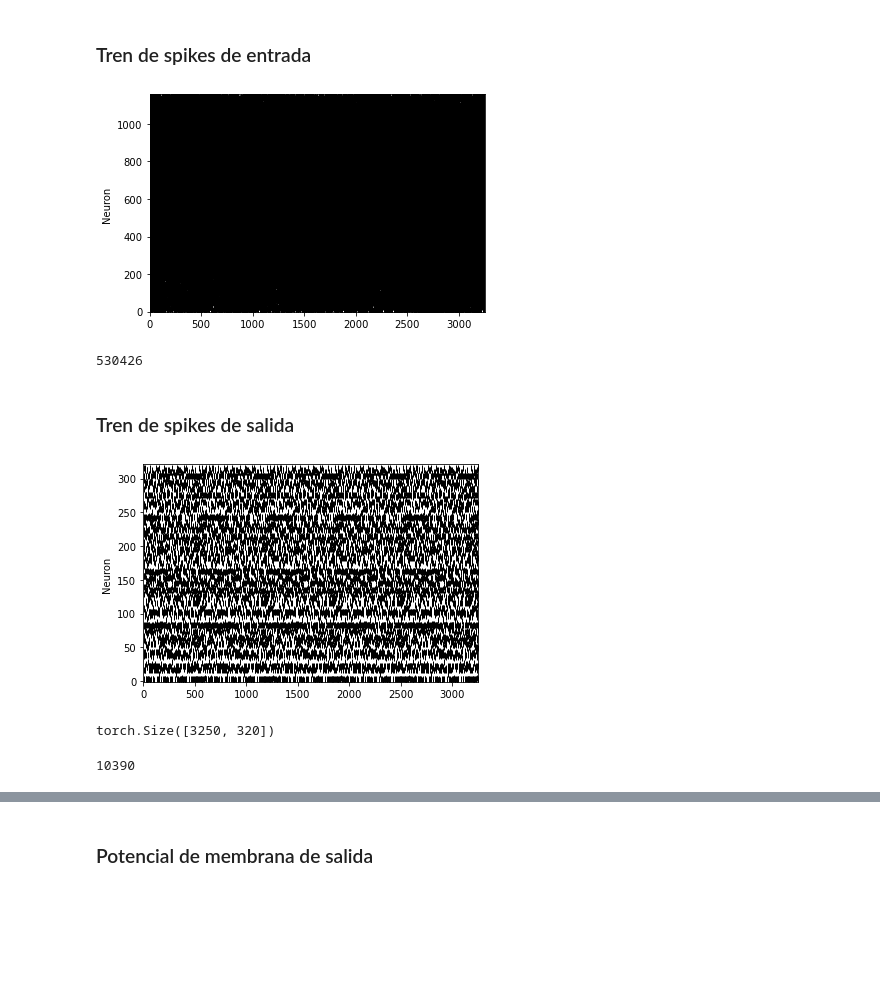
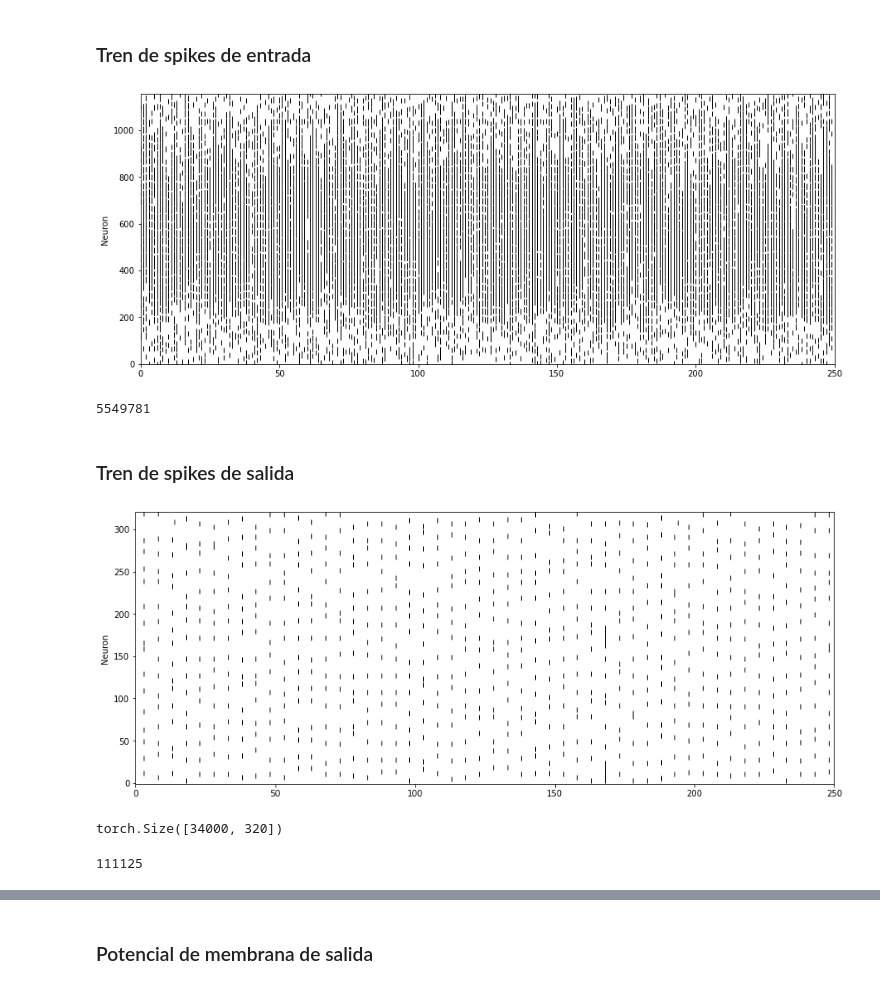
Before and after one commit to mmaximiliano/SDNN, a Jupyter notebook: patterns/SequenceVisualizer.ipynb, the cells around one changed output, grey strips where cells are left out. Saved outputs shown, nothing was run; the diff lists cells and outputs as text; code cells hidden in the pictures; blank space fills up the shorter version.

```diff
--- a/patterns/SequenceVisualizer.ipynb
+++ b/patterns/SequenceVisualizer.ipynb
@@ -20,22 +21,23 @@ print(Sin.shape)
 # %% [markdown]
 ### Tren de spikes de entrada
 # %%
-sv_utils.plotLIF(U=None, S=Sin)
+plt.rcParams["figure.figsize"] =(15,6)
+sv_utils.plotLIF(U=None, S=Sin[:250])
 np.count_nonzero(Sin)
 # %% [output]
-[figure, old version]
+[figure, new version]
-530426
+5549781
 # %% [markdown]
 ### Tren de spikes de salida
 # %%
 Sin_out = torch.load('../SDNN-Maxi/results/Sin-out.pt')
-sv_utils.plotLIF(U=None, S=Sin_out.data.numpy())
+sv_utils.plotLIF(U=None, S=Sin_out[:250].data.numpy())
 print(Sin_out.shape)
 np.count_nonzero(Sin_out)
 # %% [output]
-[figure, old version]
+[figure, new version]
-torch.Size([3250, 320])
+torch.Size([34000, 320])
-10390
+111125
 # %%
 Sprobe = torch.load('../SDNN-Maxi/results/Sprobe.pt')
 Uprobe = torch.load('../SDNN-Maxi/results/Uprobe.pt')
```
Also changed, not shown: parts of 6 cells of this notebook.
